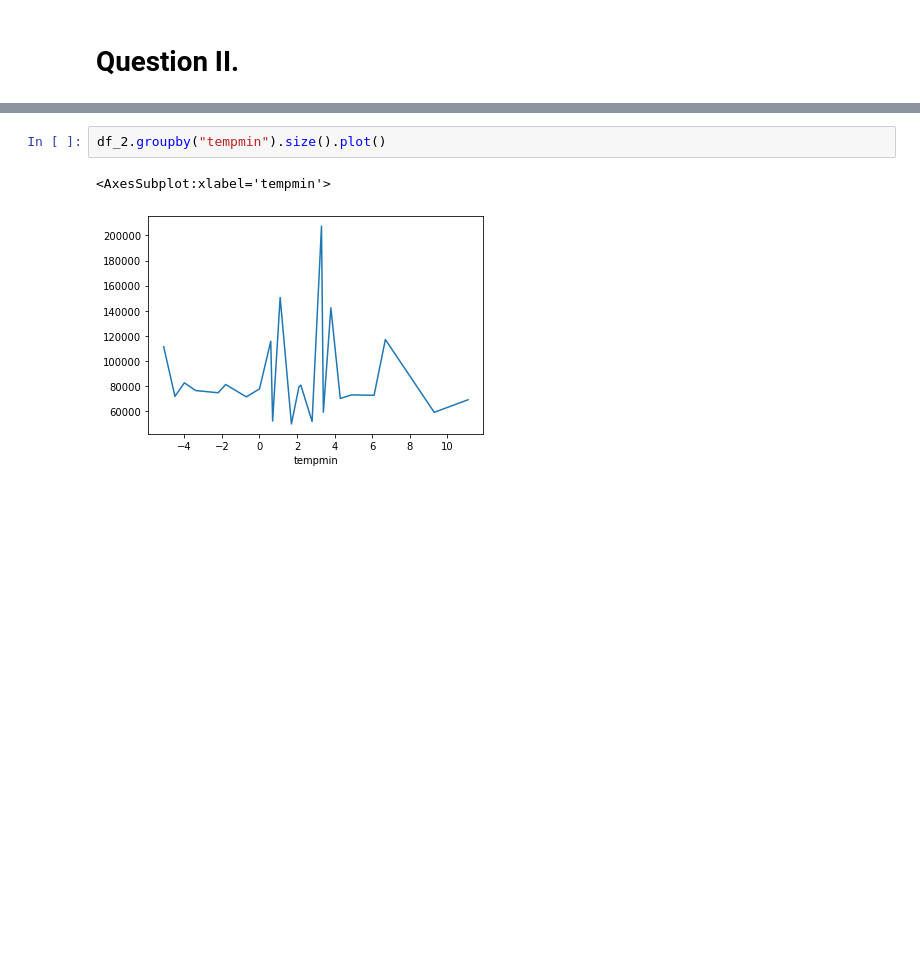
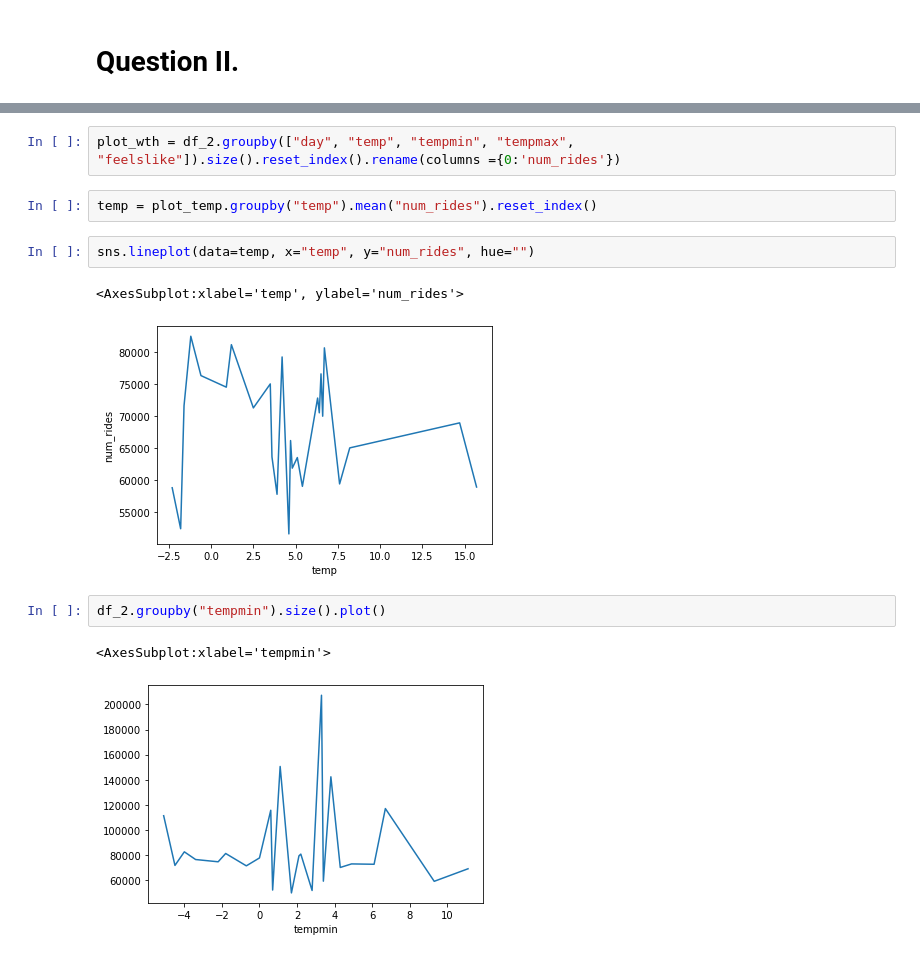
Before and after one commit to Julianna-szabo/Python_Final_Project, a Jupyter notebook: Good_V3_Viki.ipynb, the cells around one changed output, grey strips where cells are left out. Cells and saved outputs as stored; diff of their text form; blank space fills up the shorter version.

```diff
--- a/Good_V3_Viki.ipynb
+++ b/Good_V3_Viki.ipynb
@@ -680,3 +624,12 @@ df_2.groupby("feelslike").size().plot()
+# %%
+plot_wth = df_2.groupby(["day", "temp", "tempmin", "tempmax", "feelslike"]).size().reset_index().rename(columns ={0:'num_rides'})
+# %%
+temp = plot_temp.groupby("temp").mean("num_rides").reset_index()
+# %%
+sns.lineplot(data=temp, x="temp", y="num_rides", hue="")
+# %% [output]
+<AxesSubplot:xlabel='temp', ylabel='num_rides'>
+[figure, added]
 # %%
 df_2.groupby("tempmin").size().plot()
 # %% [output]
```
Also changed, not shown: parts of 29 cells of this notebook.
